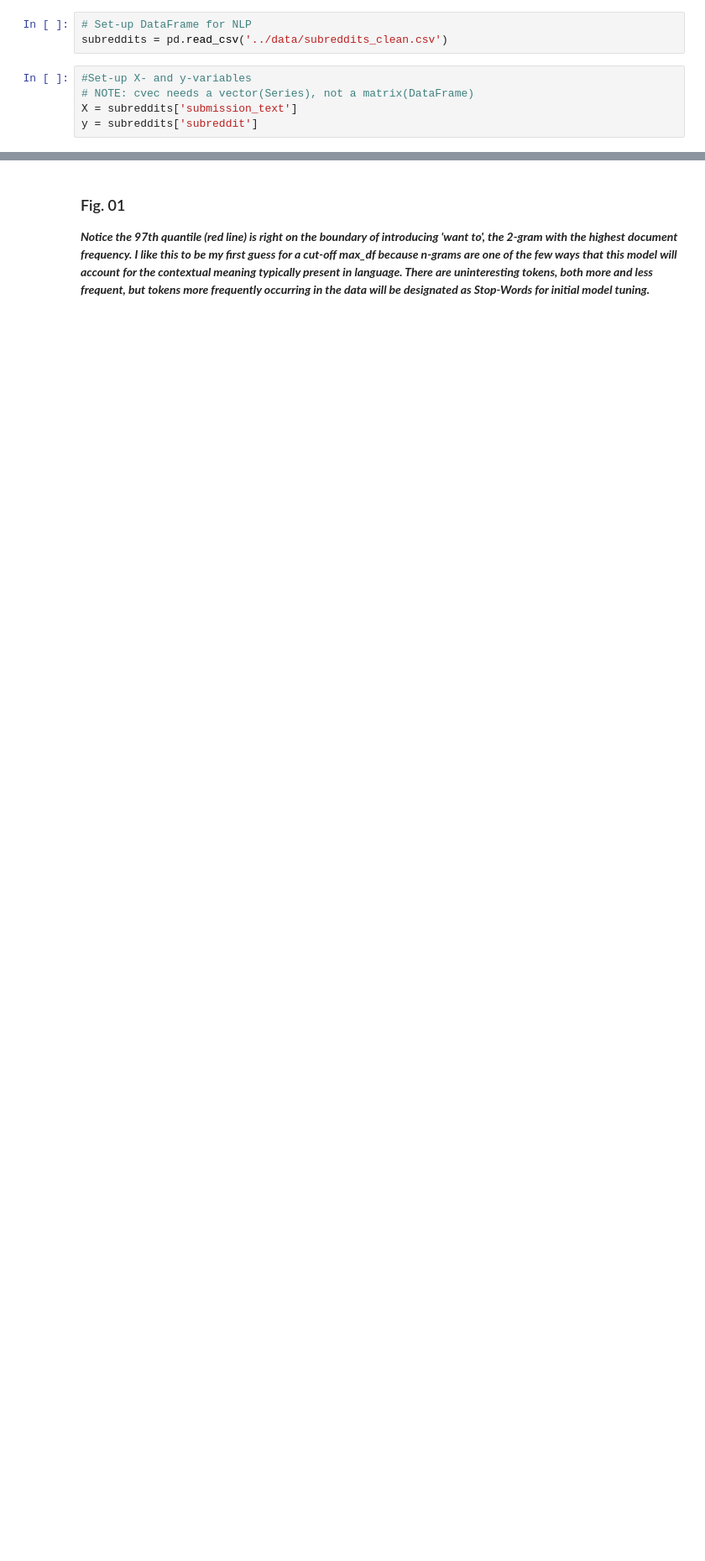
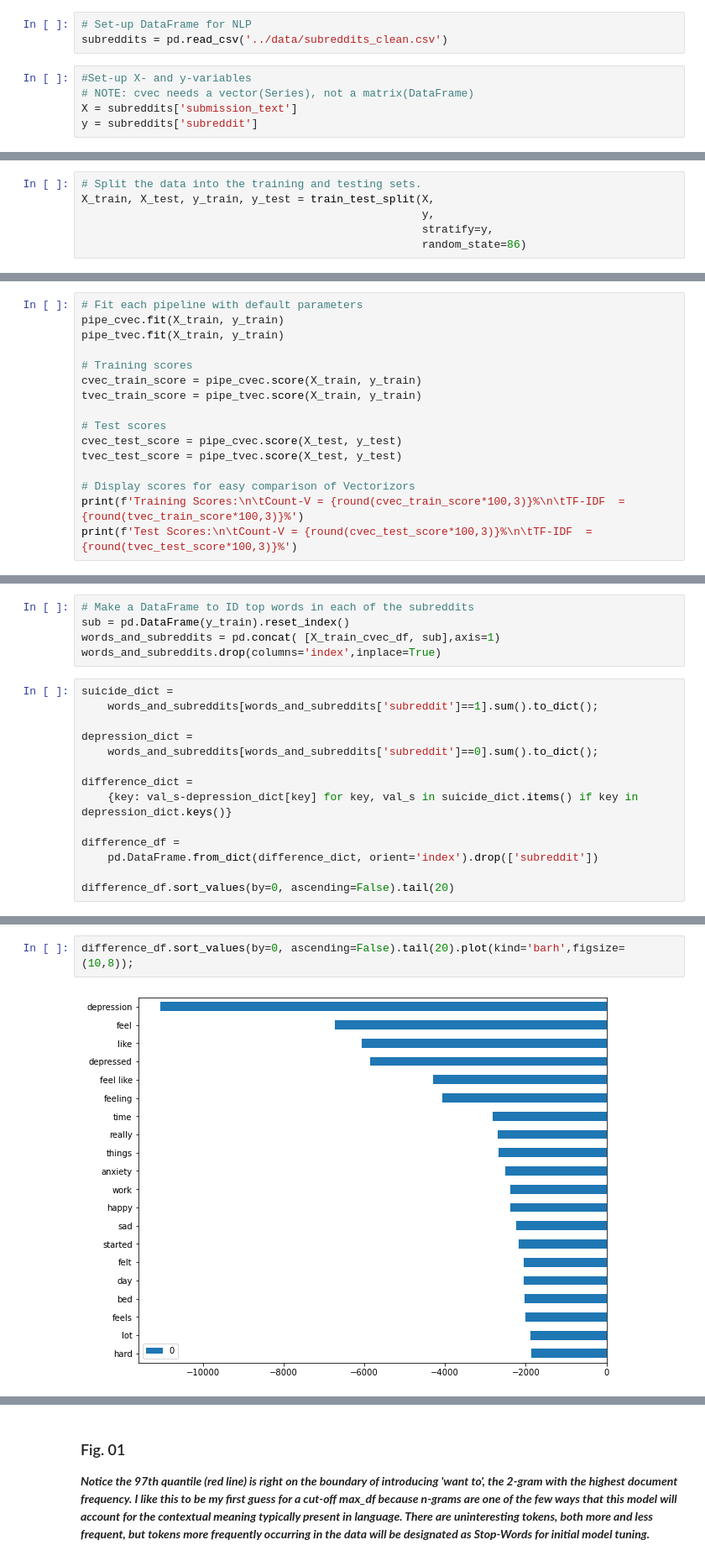
Before and after one commit to aascode/Discerning-Suicidal-Ideation-From-the-Language-of-Depression, a Jupyter notebook: code/03_Notebook_Model_Benchmarks.ipynb, the cells around one changed output, grey strips where cells are left out. Shown at 84% size. Drawn from its saved outputs; the diff is of its cells as text; blank space fills up the shorter version.

Commit message:
Delta Frequency Plot is nice.

```diff
--- a/code/03_Notebook_Model_Benchmarks.ipynb
+++ b/code/03_Notebook_Model_Benchmarks.ipynb
@@ -213,0 +21,6 @@ plt.axvline(x=X_train_tvec_df.sum().sort_values().quantile(q=0.98),c='r');
+# %%
+# Split the data into the training and testing sets.
+X_train, X_test, y_train, y_test = train_test_split(X,
+                                                    y,
+                                                    stratify=y,
+                                                    random_state=86)
@@ -213,0 +115,16 @@ plt.axvline(x=X_train_tvec_df.sum().sort_values().quantile(q=0.98),c='r');
+# %%
+# Fit each pipeline with default parameters
+pipe_cvec.fit(X_train, y_train)
+pipe_tvec.fit(X_train, y_train)
+
+# Training scores
+cvec_train_score = pipe_cvec.score(X_train, y_train)
+tvec_train_score = pipe_tvec.score(X_train, y_train)
+
+# Test scores
+cvec_test_score = pipe_cvec.score(X_test, y_test)
+tvec_test_score = pipe_tvec.score(X_test, y_test)
+
+# Display scores for easy comparison of Vectorizors
+print(f'Training Scores:\n\tCount-V = {round(cvec_train_score*100,3)}%\n\tTF-IDF  = {round(tvec_train_score*100,3)}%')
+print(f'Test Scores:\n\tCount-V = {round(cvec_test_score*100,3)}%\n\tTF-IDF  = {round(tvec_test_score*100,3)}%')
@@ -213,0 +168,19 @@ plt.axvline(x=X_train_tvec_df.sum().sort_values().quantile(q=0.98),c='r');
+# %%
+# Make a DataFrame to ID top words in each of the subreddits
+sub = pd.DataFrame(y_train).reset_index()
+words_and_subreddits = pd.concat( [X_train_cvec_df, sub],axis=1)
+words_and_subreddits.drop(columns='index',inplace=True)
+# %%
+suicide_dict =
+    words_and_subreddits[words_and_subreddits['subreddit']==1].sum().to_dict();
+
+depression_dict =
+    words_and_subreddits[words_and_subreddits['subreddit']==0].sum().to_dict();
+
+difference_dict =
+    {key: val_s-depression_dict[key] for key, val_s in suicide_dict.items() if key in depression_dict.keys()}
+
+difference_df =
+    pd.DataFrame.from_dict(difference_dict, orient='index').drop(['subreddit'])
+
+difference_df.sort_values(by=0, ascending=False).tail(20)
@@ -213,0 +207,4 @@ plt.axvline(x=X_train_tvec_df.sum().sort_values().quantile(q=0.98),c='r');
+# %%
+difference_df.sort_values(by=0, ascending=False).tail(20).plot(kind='barh',figsize=(10,8));
+# %% [output]
+[figure, added]
```
Also changed, not shown: parts of 57 cells of this notebook, 2 other files.
